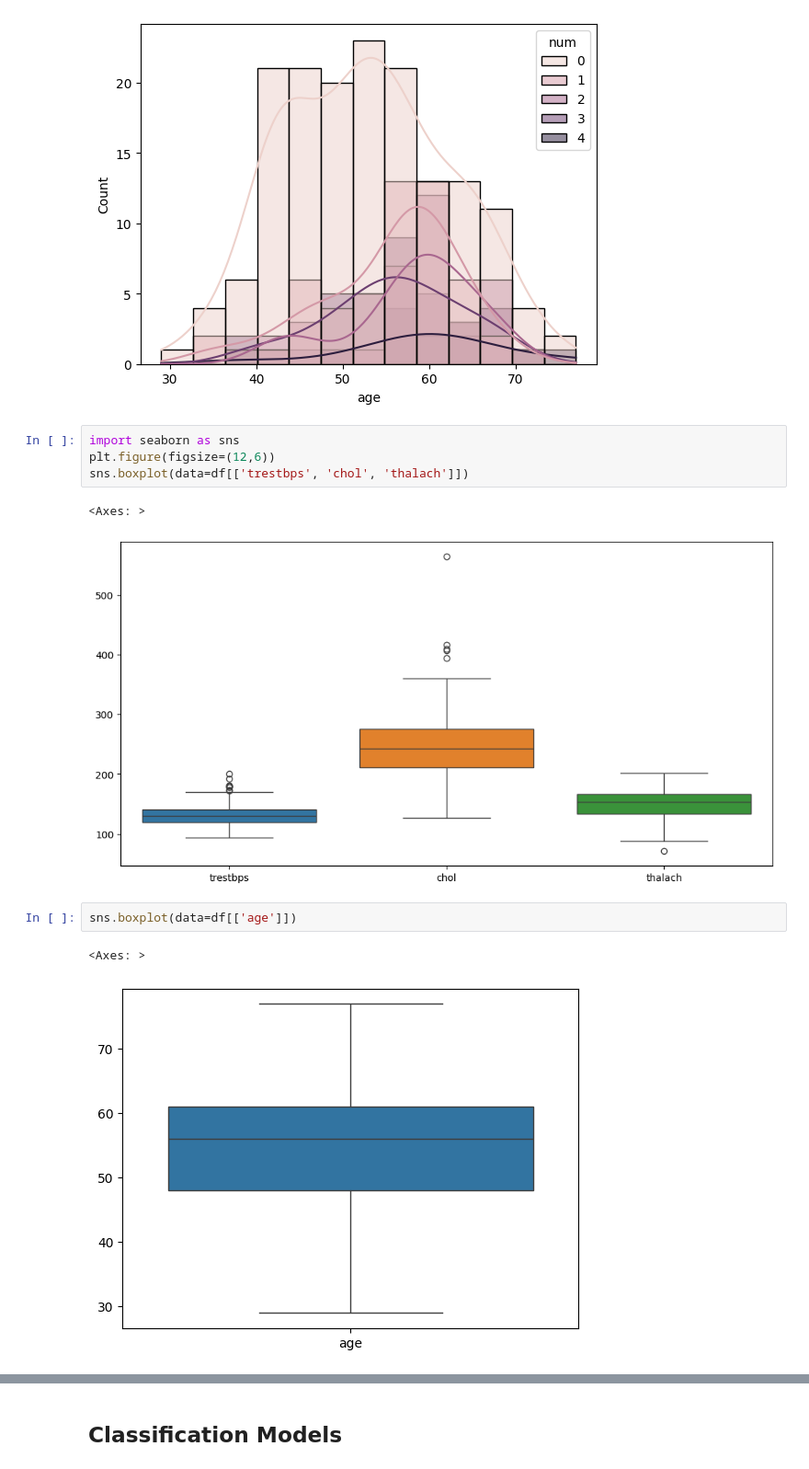
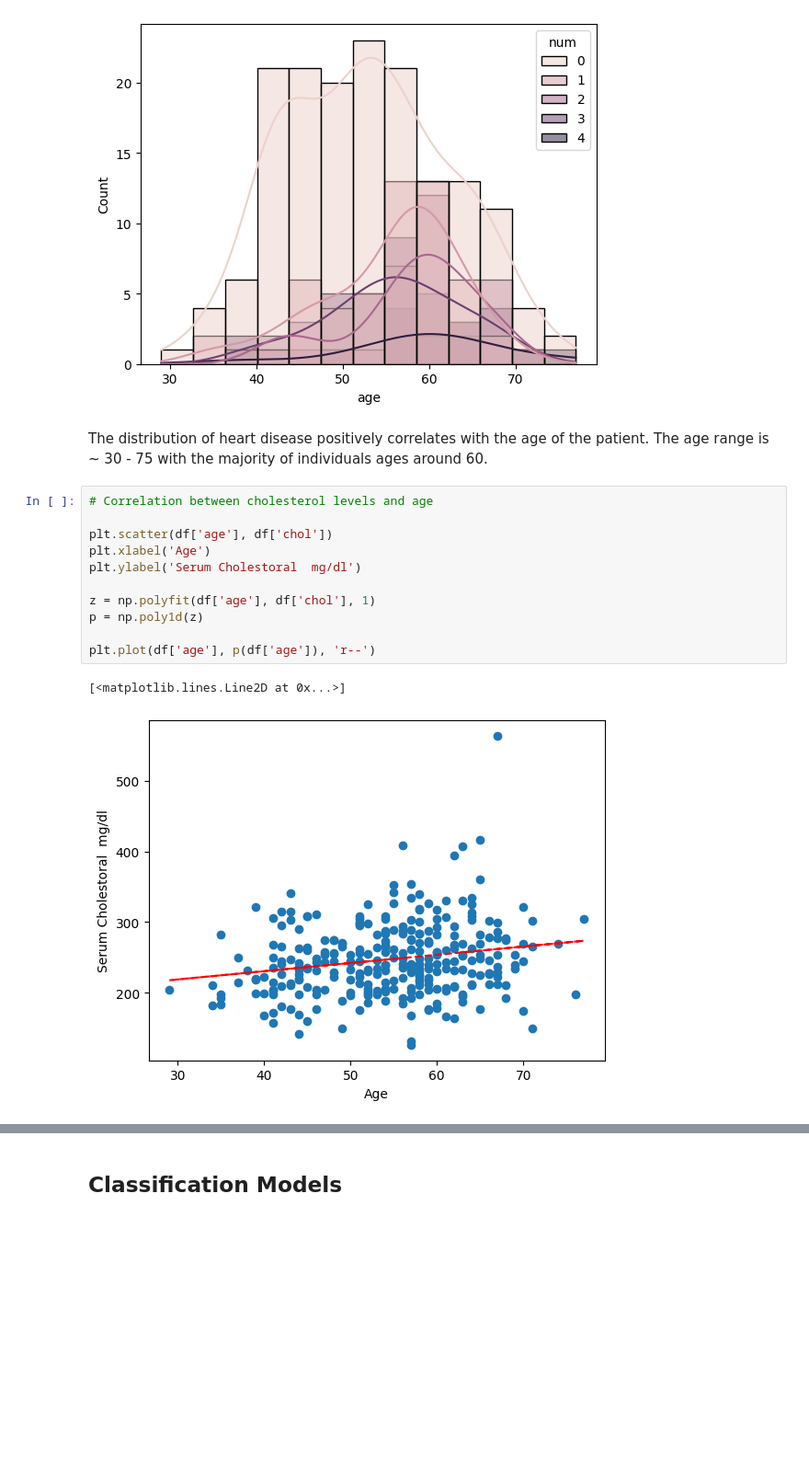
Before and after one commit to trow-land/Data-Science, a Jupyter notebook: Heart Disease/Heart_Disease_EDA.ipynb, the cells around one changed output, grey strips where cells are left out. Shown at 92% size. Saved outputs shown, nothing was run; the diff lists cells and outputs as text; blank space fills up the shorter version.

```diff
--- a/Heart Disease/Heart_Disease_EDA.ipynb
+++ b/Heart Disease/Heart_Disease_EDA.ipynb
@@ -132,15 +135,19 @@ sns.histplot(data = df, x='age', hue='num', kde = True)
 # %% [output]
 <Axes: xlabel='age', ylabel='Count'>
 [figure]
-# %%
-import seaborn as sns
-plt.figure(figsize=(12,6))
-sns.boxplot(data=df[['trestbps', 'chol', 'thalach']])
-# %% [output]
-<Axes: >
-[figure, removed]
+# %% [markdown]
+The distribution of heart disease positively correlates with the age of the patient. The age range is ~ 30 - 75 with the majority of individuals ages around 60.
 # %%
-sns.boxplot(data=df[['age']])
+# Correlation between cholesterol levels and age
+
+plt.scatter(df['age'], df['chol'])
+plt.xlabel('Age')
+plt.ylabel('Serum Cholestoral  mg/dl')
+
+z = np.polyfit(df['age'], df['chol'], 1)
+p = np.poly1d(z)
+
+plt.plot(df['age'], p(df['age']), 'r--')
 # %% [output]
-<Axes: >
+[<matplotlib.lines.Line2D at 0x...>]
-[figure, old version]
+[figure, new version]
```
Also changed, not shown: parts of 20 cells of this notebook.
